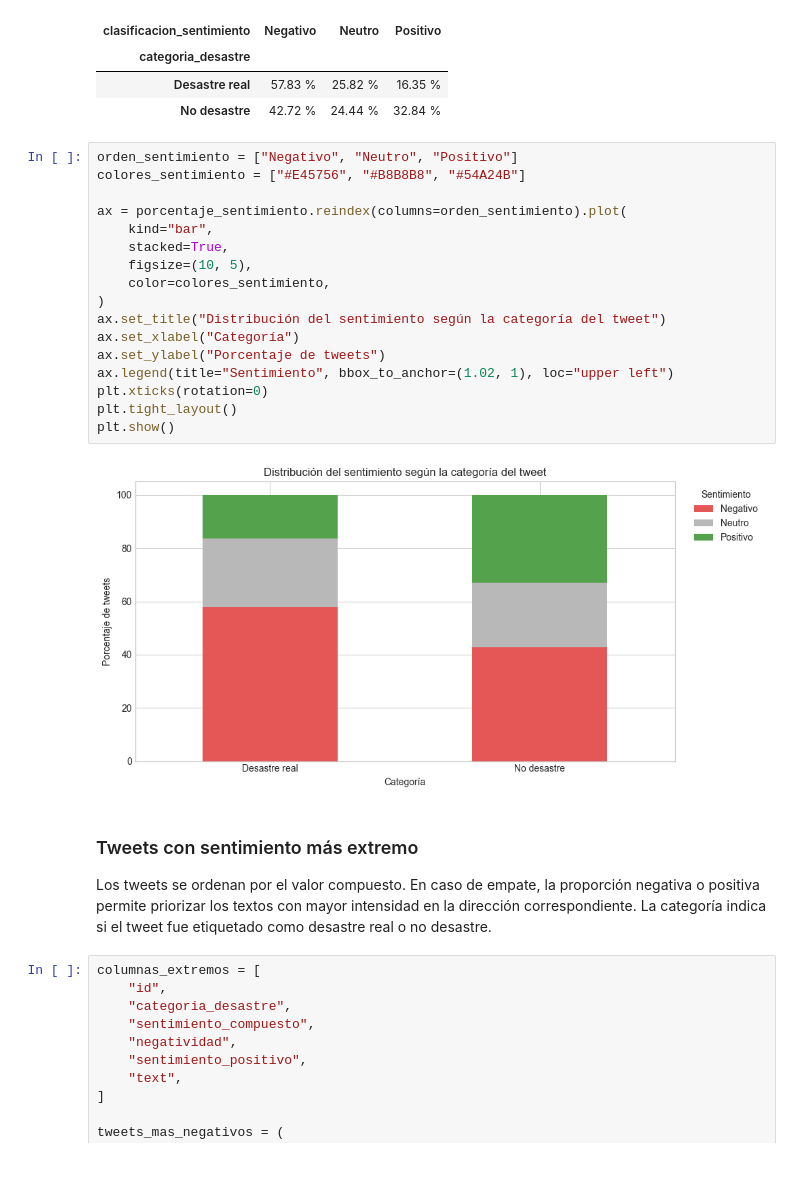
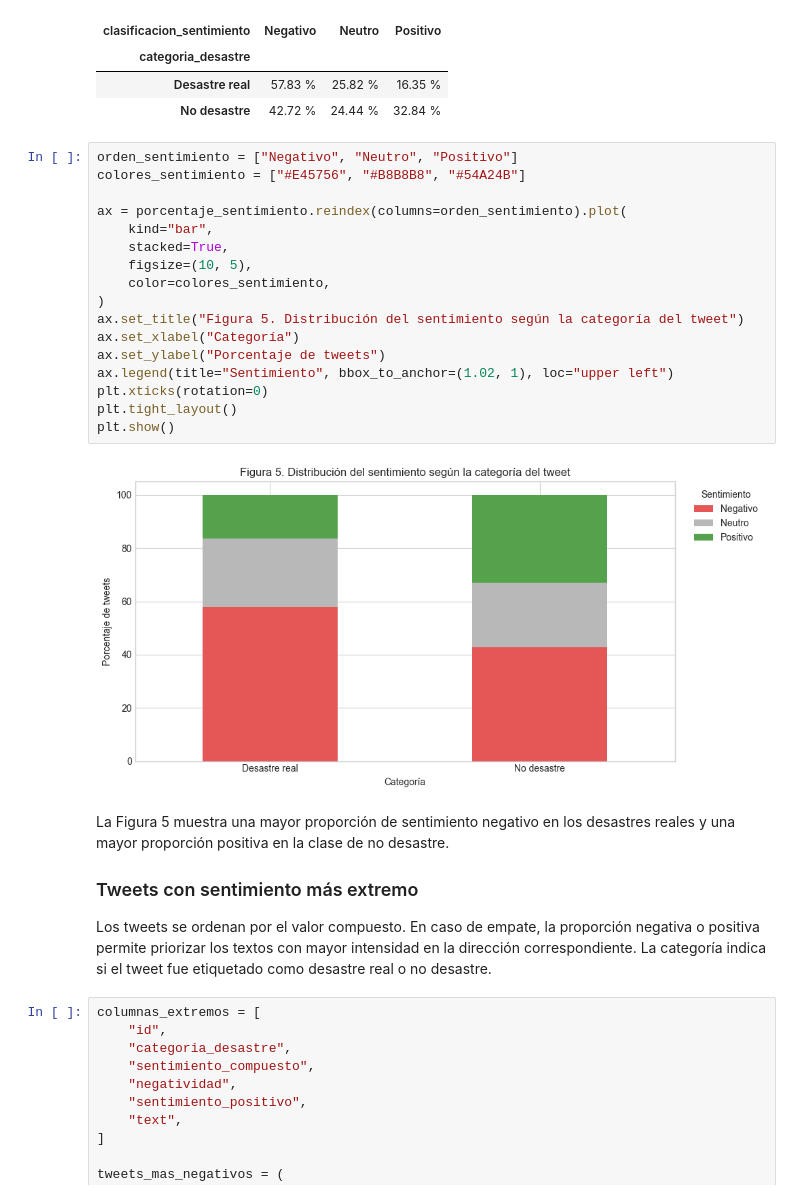
Before and after one commit to Ninaswiftie09/Data_Science, a Jupyter notebook: notebooks/laboratorio_5.ipynb, the cells around one changed output. Drawn from its saved outputs; the diff is of its cells as text; blank space fills up the shorter version.

```diff
--- a/notebooks/laboratorio_5.ipynb
+++ b/notebooks/laboratorio_5.ipynb
@@ -631,23 +634,25 @@ display(porcentaje_sentimiento.style.format("{:.2f} %"))
 # %%
 orden_sentimiento = ["Negativo", "Neutro", "Positivo"]
 colores_sentimiento = ["#E45756", "#B8B8B8", "#54A24B"]
 
 ax = porcentaje_sentimiento.reindex(columns=orden_sentimiento).plot(
     kind="bar",
     stacked=True,
     figsize=(10, 5),
     color=colores_sentimiento,
 )
-ax.set_title("Distribución del sentimiento según la categoría del tweet")
+ax.set_title("Figura 5. Distribución del sentimiento según la categoría del tweet")
 ax.set_xlabel("Categoría")
 ax.set_ylabel("Porcentaje de tweets")
 ax.legend(title="Sentimiento", bbox_to_anchor=(1.02, 1), loc="upper left")
 plt.xticks(rotation=0)
 plt.tight_layout()
 plt.show()
 # %% [output]
-[figure, old version]
+[figure, new version]
 # %% [markdown]
+La Figura 5 muestra una mayor proporción de sentimiento negativo en los desastres reales y una mayor proporción positiva en la clase de no desastre.
+
 ### Tweets con sentimiento más extremo
 
 Los tweets se ordenan por el valor compuesto. En caso de empate, la proporción negativa o positiva permite priorizar los textos con mayor intensidad en la dirección correspondiente. La categoría indica si el tweet fue etiquetado como desastre real o no desastre.
```
Also changed, not shown: parts of 11 cells of this notebook, 1 other file.
